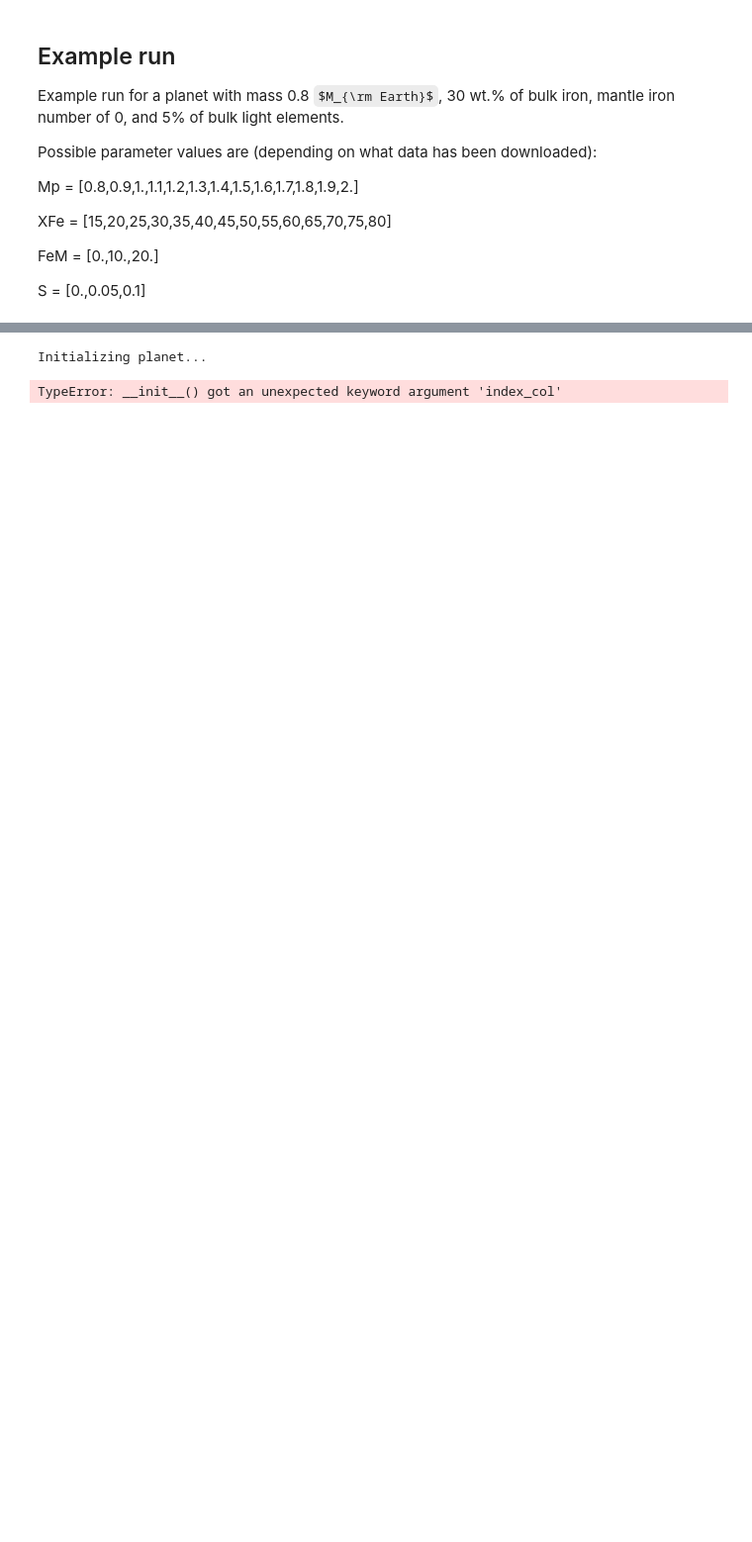
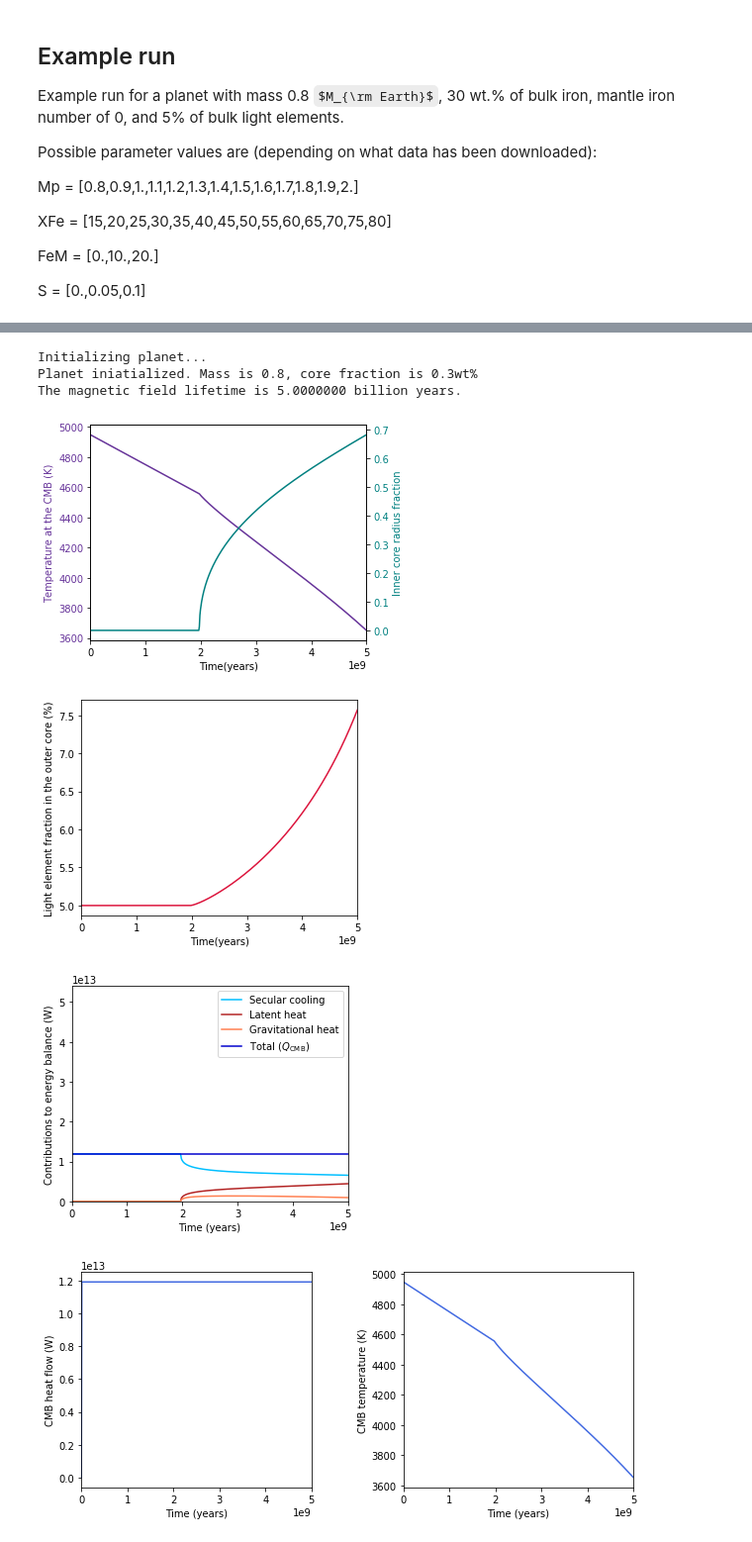
Before and after one commit to MarineLasbleis/coreevolution, a Jupyter notebook: notebooks/sandbox.ipynb, the cells around one changed output, grey strips where cells are left out. Shown at 99% size. Drawn from its saved outputs; the diff is of its cells as text; code cells hidden in the pictures; some formulas as TeX source; blank space fills up the shorter version.

```diff
--- a/notebooks/sandbox.ipynb
+++ b/notebooks/sandbox.ipynb
@@ -56,18 +60,20 @@ AttributeError: 'Series' object has no attribute 'type'
 # %%
 Mp  = 0.8
 XFe = 30.
 FeM = 0.
 S = 0.05
 
-Planet = evolution.Rocky_Planet(Mp, XFe, FeM, S, file_qcmb_provided=False, qcmb=10e12)
+Planet = evolution.Rocky_Planet(Mp, XFe, FeM, S, file_qcmb_provided=False, qcmb=0.1)
 
 evo = evolution.Evolution(Planet)
 
-print(Planet.time_vector.type())
-print(Planet.qcmb.type())
-
 evo.run()
 evo.plot(plots_folder)
 # %% [output]
 Initializing planet...
+Planet iniatialized. Mass is 0.8, core fraction is 0.3wt%
+The magnetic field lifetime is 5.0000000 billion years.
-TypeError: __init__() got an unexpected keyword argument 'index_col'
+[figure, added]
+[figure, added]
+[figure, added]
+[figure, added]
```
Also changed, not shown: parts of 2 cells of this notebook.
